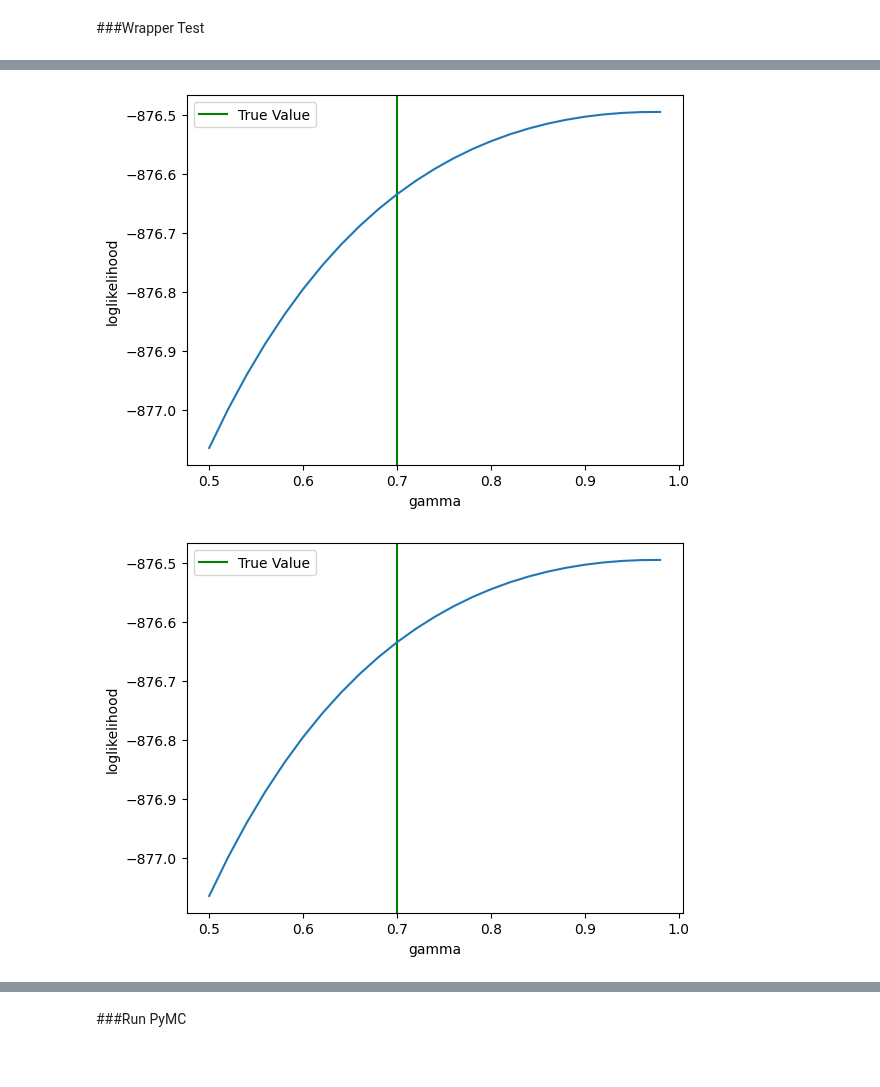
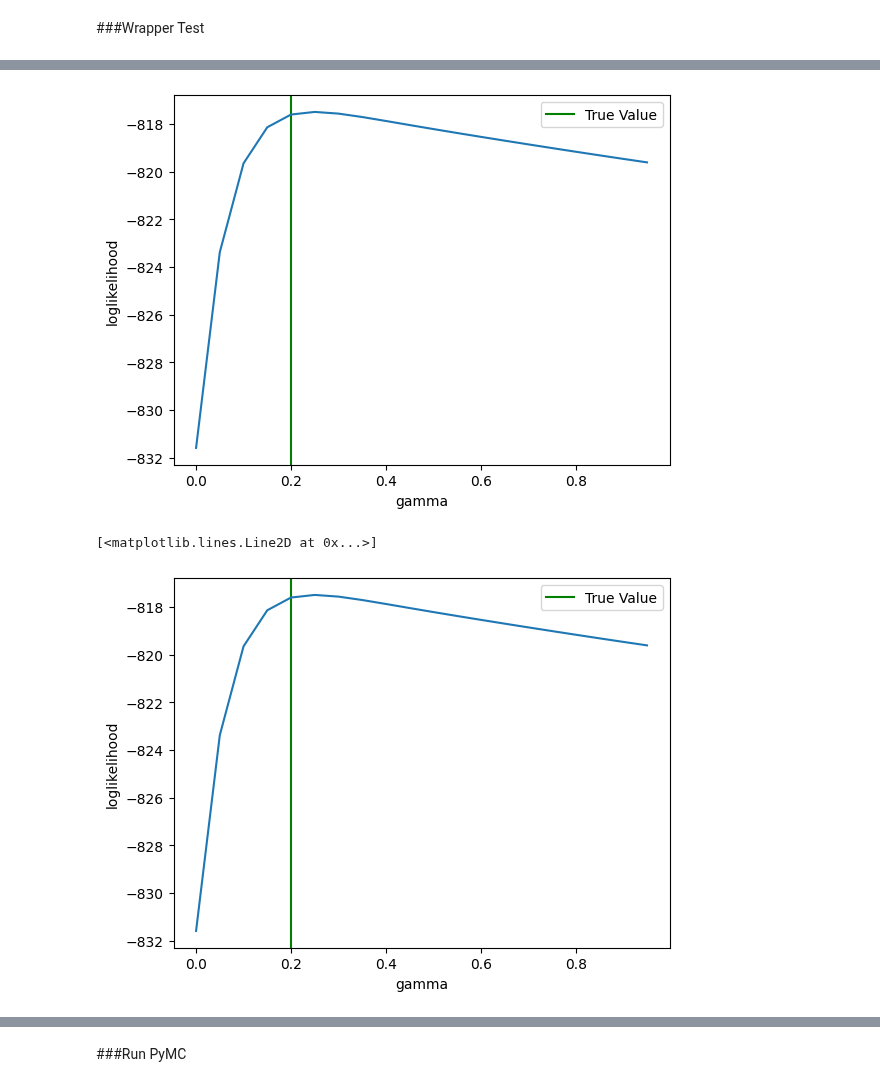
Before and after one commit to TheLemonPig/RL-SSM, a Jupyter notebook: rlwm_testing.ipynb, the cells around one changed output, grey strips where cells are left out. Saved outputs shown, nothing was run; the diff lists cells and outputs as text; code cells hidden in the pictures.

```diff
--- a/rlwm_testing.ipynb
+++ b/rlwm_testing.ipynb
@@ -600,8 +593,8 @@ subjs = 20
 priors_rl_alpha = [0.001,0.001] # [0, 0.01]
 priors_rl_phi = [0.30,0.30]# [0, 0.40]
 priors_rl_rho = [0.8,0.8] # [0.75, 1]
-priors_rl_gamma =[0.7,0.7] # [0.60, 0.90]
-priors_rl_epsilon = [0.01,0.01] # [0, 0.05]
+priors_rl_gamma =[0.2,0.2] # [0.60, 0.90]
+priors_rl_epsilon = [0.0,0.0] # [0, 0.05]
 priors_rl_C = [3,3] # [2, 5]
 
 rl_alpha = np.random.uniform(priors_rl_alpha[0], priors_rl_alpha[1], subjs)
@@ -890,5 +883,5 @@ plt.plot(z[z['set_size'] == 6]['corr'].values)
 # %%
-n_steps = 20
+n_steps = 10
 lower = 0
 upper = 0.01
 steps = np.arange(lower,upper,(upper-lower)/n_steps)
@@ -951,0 +942,26 @@ plt.show()
+# %%
+n_steps = 20
+lower = 0
+upper = 0.2
+steps = np.arange(lower,upper,(upper-lower)/n_steps)
+pytensor_ll = np.zeros((n_steps,))
+python_ll = np.zeros((n_steps,))
+#ll1 = np.zeros((n_steps,))
+#ll2 = np.zeros((n_steps,))
+pE_temp = np.ones(padded_ohe_df.shape[0]).flatten() * 1.0
+for i, step in enumerate(steps):
+    for subj_idx in df['subj_idx'].unique():
+        python_ll[i] += RLWM_LL((pA_[0], pP_[0], pR_[0], pG_[0], pE_temp[0]*step), PR_data.loc[PR_data['subj_idx']==subj_idx], 3, pC_[0], pB_[0])
+    pytensor_ll[i] = my_rlwm_hdll_func(pA_, pB_, pC_, pE_temp*step, pG_, pP_, pR_, choices_, rewards_, set_sizes_).sum()
+
+plt.xlabel('epsilon')
+plt.ylabel('loglikelihood')
+plt.axvline(x=pE_[0], color='g', linestyle='-', label='True Value')
+plt.legend()
+plt.plot(steps,pytensor_ll)
+plt.show()
+plt.xlabel('epsilon')
+plt.ylabel('loglikelihood')
+plt.axvline(x=pE_[0], color='g', linestyle='-', label='True Value')
+plt.legend()
+plt.plot(steps,python_ll)
@@ -952,27 +972,28 @@ plt.show()
 # %%
-n_steps = 25
-lower = 0.5
+n_steps = 20
+lower = 0
 upper = 1.0
 steps = np.arange(lower,upper,(upper-lower)/n_steps)
 pytensor_ll = np.zeros((n_steps,))
 python_ll = np.zeros((n_steps,))
 pG_temp = np.ones(padded_ohe_df.shape[0]).flatten() * 1.0
 for i, step in enumerate(steps):
     for subj_idx in df['subj_idx'].unique():
         python_ll[i] += RLWM_LL((pA_[0], pP_[0], pR_[0], pG_temp[0]*step, pE_[0]), PR_data.loc[PR_data['subj_idx']==subj_idx], 3, pC_[0], pB_[0])
     pytensor_ll[i] = my_rlwm_hdll_func(pA_, pB_, pC_, pE_, pG_temp*step, pP_, pR_, choices_, rewards_, set_sizes_).sum()
+
 plt.xlabel('gamma')
 plt.ylabel('loglikelihood')
-plt.axvline(x=0.7, color='g', linestyle='-', label='True Value')
+plt.axvline(x=pG_[0], color='g', linestyle='-', label='True Value')
 plt.legend()
 plt.plot(steps,pytensor_ll)
 plt.show()
 plt.xlabel('gamma')
 plt.ylabel('loglikelihood')
-plt.axvline(x=0.7, color='g', linestyle='-', label='True Value')
+plt.axvline(x=pG_[0], color='g', linestyle='-', label='True Value')
 plt.legend()
 plt.plot(steps,python_ll)
-plt.show()
 # %% [output]
-[figure, old version]
+[figure, new version]
+[<matplotlib.lines.Line2D at 0x...>]
-[figure, old version]
+[figure, new version]
```
Also changed, not shown: parts of 19 cells of this notebook.
